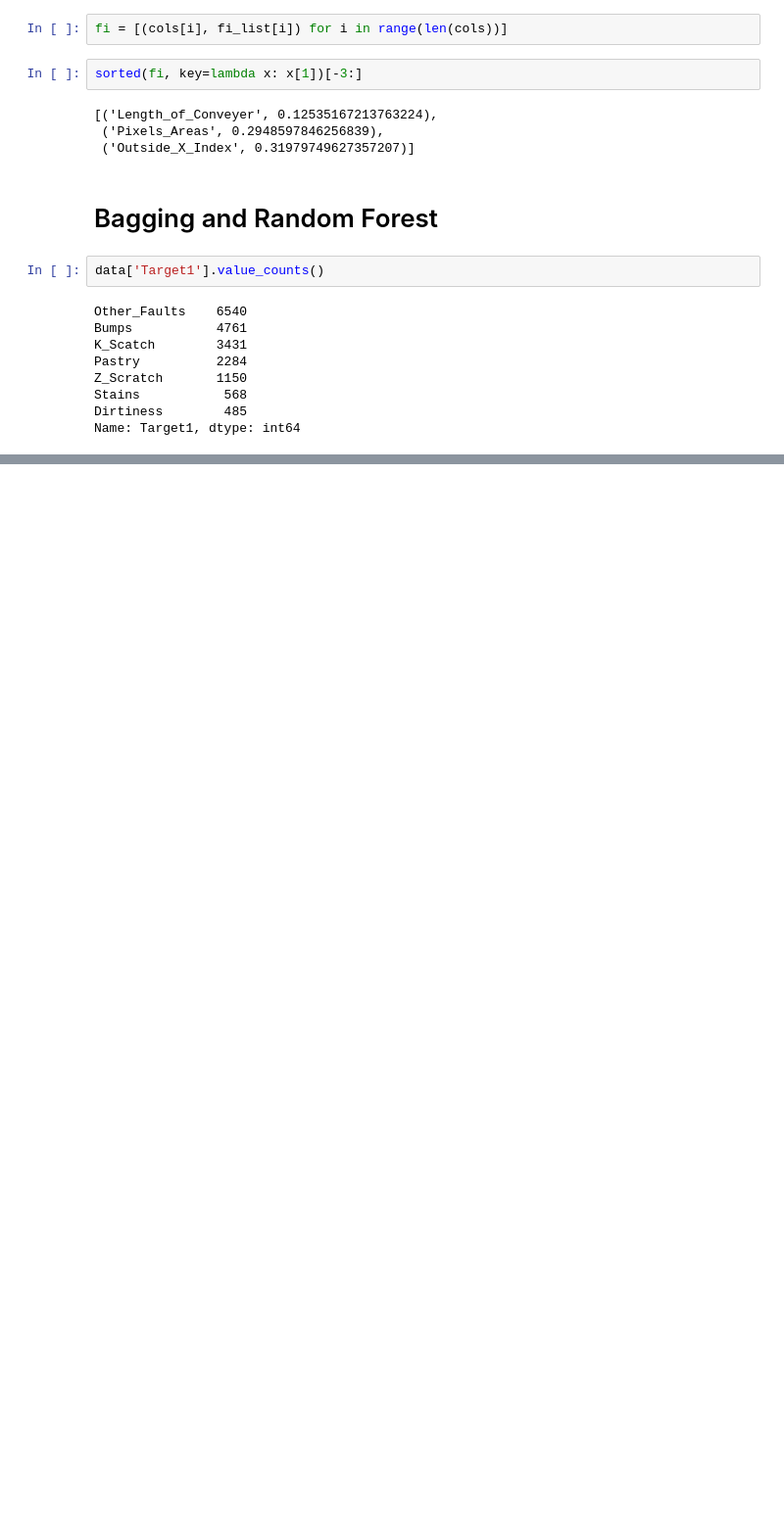
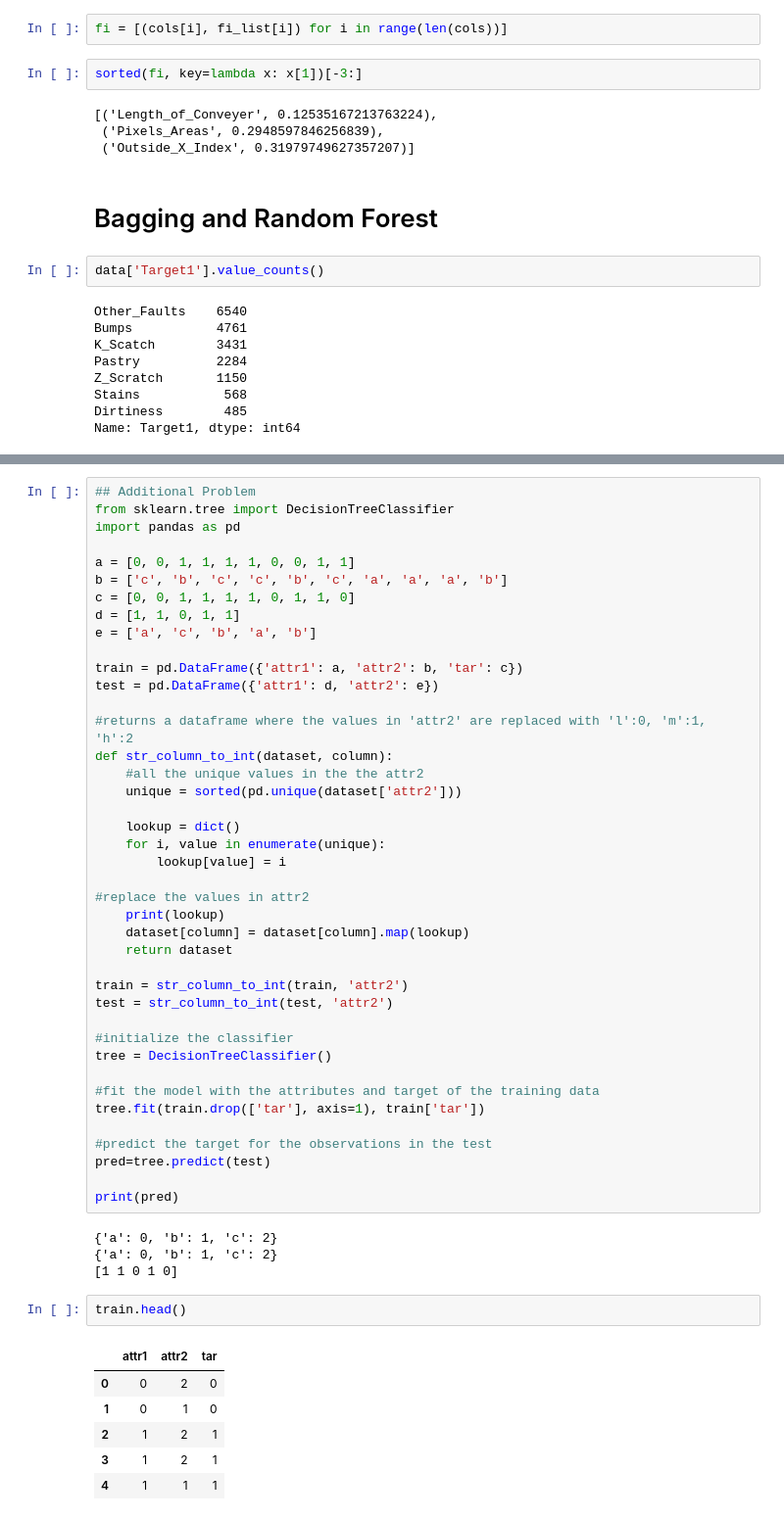
Before and after one commit to muthuganeshece/MLAssignments, a Jupyter notebook: SupervisedML/SupervisedML.ipynb, the cells around one changed output, grey strips where cells are left out. Shown at 98% size. Drawn from its saved outputs; the diff is of its cells as text; blank space fills up the shorter version.

```diff
--- a/SupervisedML/SupervisedML.ipynb
+++ b/SupervisedML/SupervisedML.ipynb
@@ -399,0 +470,54 @@ ImportError: cannot import name 'smote' from 'imblearn.over_sampling' (C:\Users\
+# %%
+## Additional Problem
+from sklearn.tree import DecisionTreeClassifier
+import pandas as pd
+
+a = [0, 0, 1, 1, 1, 1, 0, 0, 1, 1]
+b = ['c', 'b', 'c', 'c', 'b', 'c', 'a', 'a', 'a', 'b']
+c = [0, 0, 1, 1, 1, 1, 0, 1, 1, 0]
+d = [1, 1, 0, 1, 1]
+e = ['a', 'c', 'b', 'a', 'b']
+
+train = pd.DataFrame({'attr1': a, 'attr2': b, 'tar': c})
+test = pd.DataFrame({'attr1': d, 'attr2': e})
+
+#returns a dataframe where the values in 'attr2' are replaced with 'l':0, 'm':1, 'h':2
+def str_column_to_int(dataset, column):
+    #all the unique values in the the attr2
+    unique = sorted(pd.unique(dataset['attr2']))
+
+    lookup = dict()
+    for i, value in enumerate(unique):
+        lookup[value] = i
+
+#replace the values in attr2
+    print(lookup)
+    dataset[column] = dataset[column].map(lookup)
+    return dataset
+
+train = str_column_to_int(train, 'attr2')
+test = str_column_to_int(test, 'attr2')
+
+#initialize the classifier
+tree = DecisionTreeClassifier()
+
+#fit the model with the attributes and target of the training data
+tree.fit(train.drop(['tar'], axis=1), train['tar'])
+
+#predict the target for the observations in the test
+pred=tree.predict(test)
+
+print(pred)
+# %% [output]
+{'a': 0, 'b': 1, 'c': 2}
+{'a': 0, 'b': 1, 'c': 2}
+[1 1 0 1 0]
+# %%
+train.head()
+# %% [output]
+|  | attr1 | attr2 | tar |
+| 0 | 0 | 2 | 0 |
+| 1 | 0 | 1 | 0 |
+| 2 | 1 | 2 | 1 |
+| 3 | 1 | 2 | 1 |
+| 4 | 1 | 1 | 1 |
```
Also changed, not shown: parts of 21 cells of this notebook.
